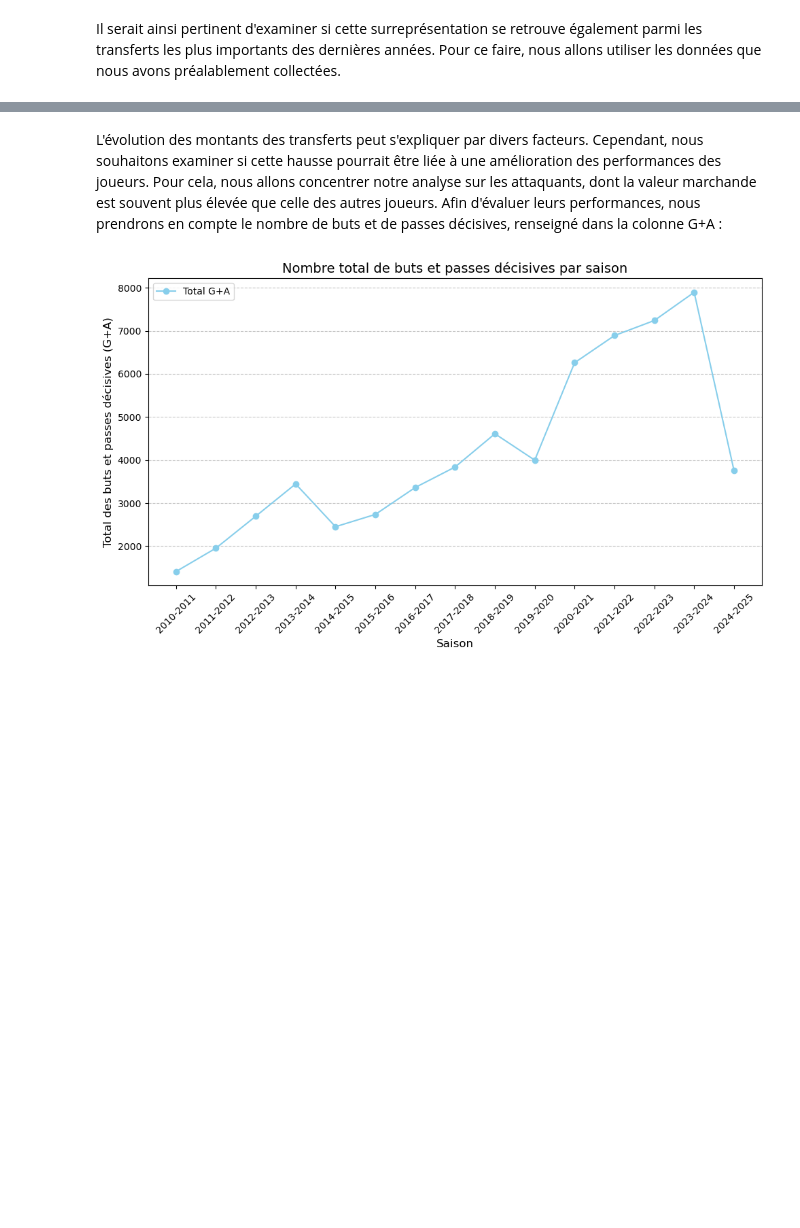
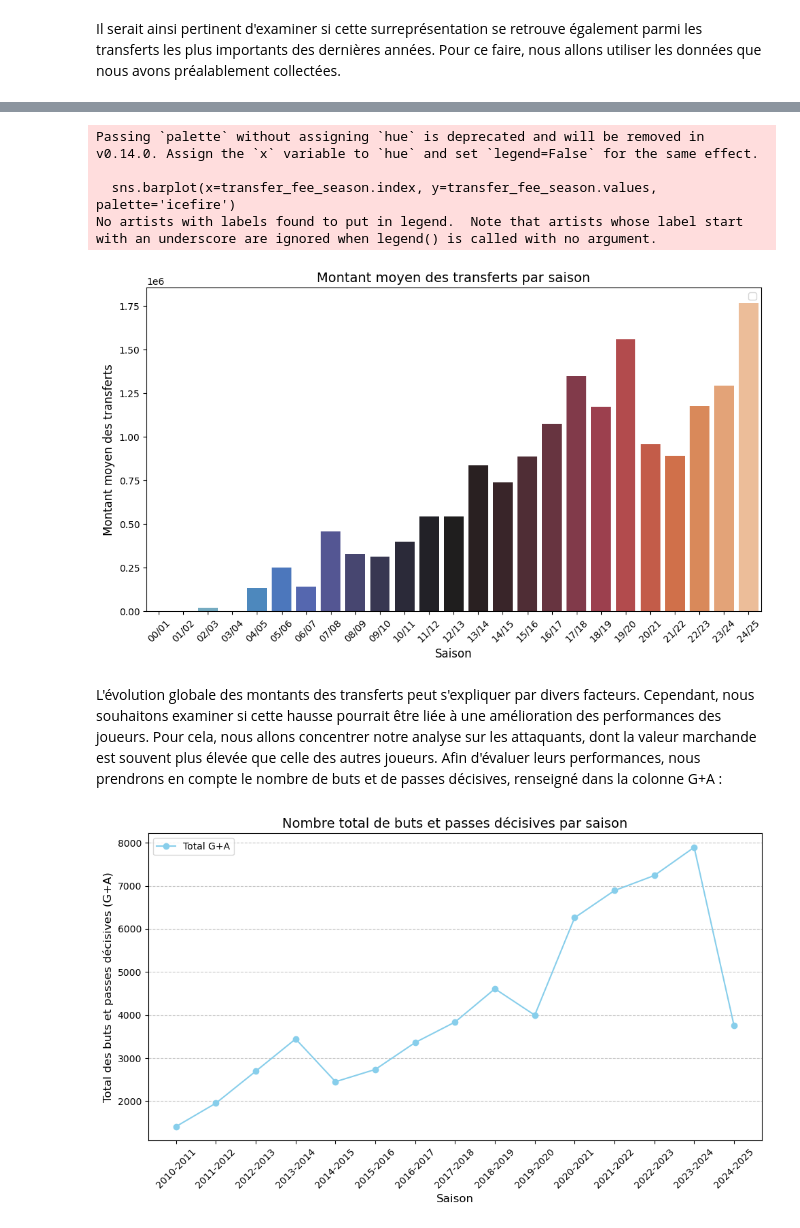
Before and after one commit to romandb21/ModelingFootballValue, a Jupyter notebook: rapport.ipynb, the cells around one changed output, grey strips where cells are left out. Cells and saved outputs as stored; diff of their text form; code cells hidden in the pictures; blank space fills up the shorter version.

```diff
--- a/rapport.ipynb
+++ b/rapport.ipynb
@@ -725,5 +698,14 @@ relevant_transfers
+# %%
+import scraping_data.results_csv.statsdes as des
+des.mean_fee(transfers_df)
+# %% [output]
+Passing `palette` without assigning `hue` is deprecated and will be removed in v0.14.0. Assign the `x` variable to `hue` and set `legend=False` for the same effect.
+
+  sns.barplot(x=transfer_fee_season.index, y=transfer_fee_season.values, palette='icefire')
+No artists with labels found to put in legend.  Note that artists whose label start with an underscore are ignored when legend() is called with no argument.
+[figure, added]
 # %% [markdown]
-L'évolution des montants des transferts peut s'expliquer par divers facteurs. Cependant, nous souhaitons examiner si cette hausse pourrait être liée à une amélioration des performances des joueurs. Pour cela, nous allons concentrer notre analyse sur les attaquants, dont la valeur marchande est souvent plus élevée que celle des autres joueurs. Afin d'évaluer leurs performances, nous prendrons en compte le nombre de buts et de passes décisives, renseigné dans la colonne G+A :
+L'évolution globale des montants des transferts peut s'expliquer par divers facteurs. Cependant, nous souhaitons examiner si cette hausse pourrait être liée à une amélioration des performances des joueurs. Pour cela, nous allons concentrer notre analyse sur les attaquants, dont la valeur marchande est souvent plus élevée que celle des autres joueurs. Afin d'évaluer leurs performances, nous prendrons en compte le nombre de buts et de passes décisives, renseigné dans la colonne G+A :
 # %%
 import scraping_data.results_csv.statsdes as des
 
```
Also changed, not shown: parts of 9 cells of this notebook, 4 other files.
